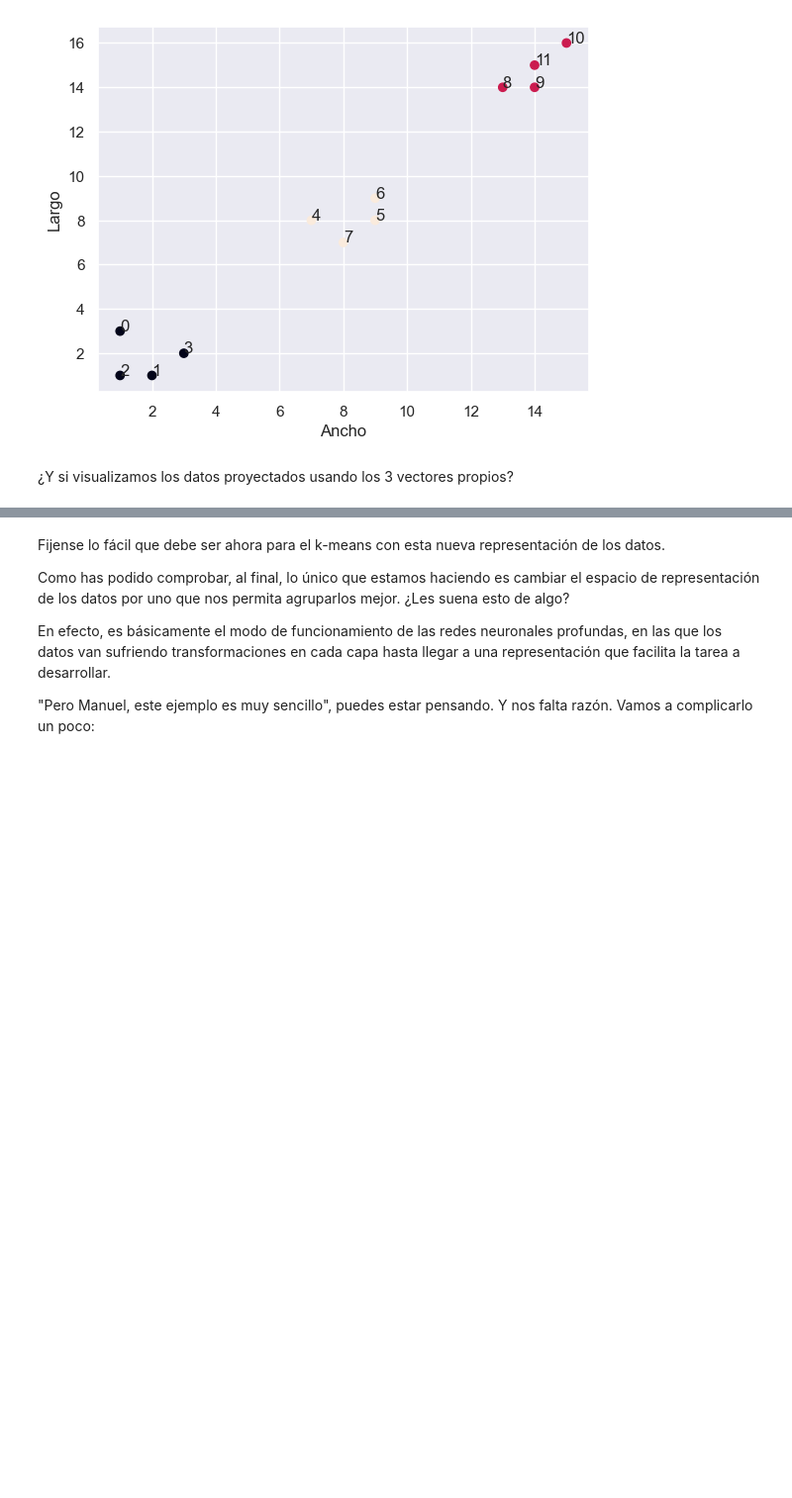
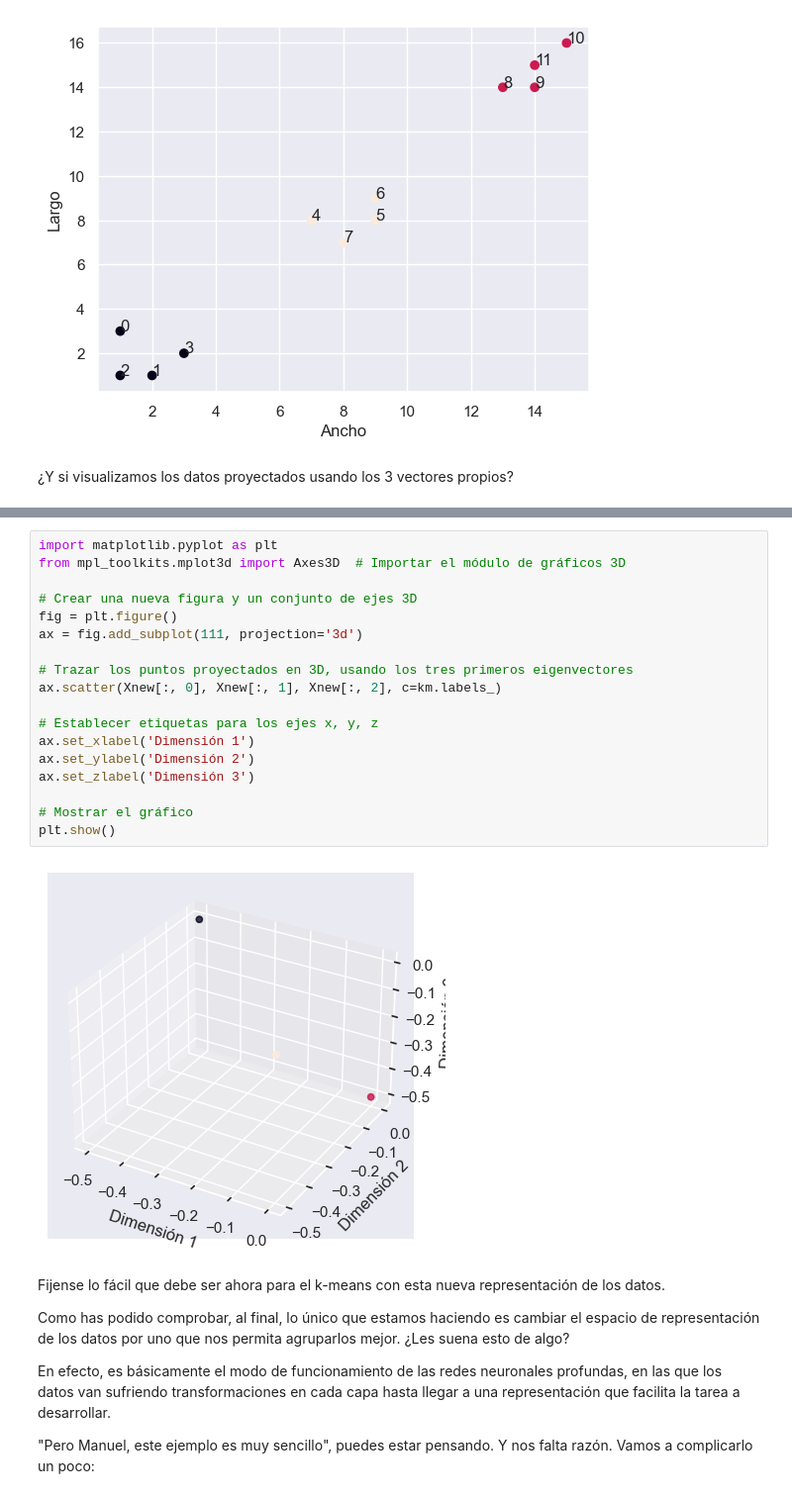
Before and after one commit to kevinPerezGarcia/c2-2-unsupervisedML, a Jupyter notebook: sesion10/notebooks/code.ipynb, the cells around one changed output, grey strips where cells are left out. Shown at 99% size. Saved outputs shown, nothing was run; the diff lists cells and outputs as text; blank space fills up the shorter version.

```diff
--- a/sesion10/notebooks/code.ipynb
+++ b/sesion10/notebooks/code.ipynb
@@ -302,3 +440,23 @@ Text(0, 0.5, 'Largo')
+# %%
+import matplotlib.pyplot as plt
+from mpl_toolkits.mplot3d import Axes3D  # Importar el módulo de gráficos 3D
+
+# Crear una nueva figura y un conjunto de ejes 3D
+fig = plt.figure()
+ax = fig.add_subplot(111, projection='3d')
+
+# Trazar los puntos proyectados en 3D, usando los tres primeros eigenvectores
+ax.scatter(Xnew[:, 0], Xnew[:, 1], Xnew[:, 2], c=km.labels_)
+
+# Establecer etiquetas para los ejes x, y, z
+ax.set_xlabel('Dimensión 1')
+ax.set_ylabel('Dimensión 2')
+ax.set_zlabel('Dimensión 3')
+
+# Mostrar el gráfico
+plt.show()
+# %% [output]
+[figure, added]
 # %% [markdown]
 Fijense lo fácil que debe ser ahora para el k-means con esta nueva representación de los datos.
 
```
Also changed, not shown: parts of 49 cells of this notebook.
